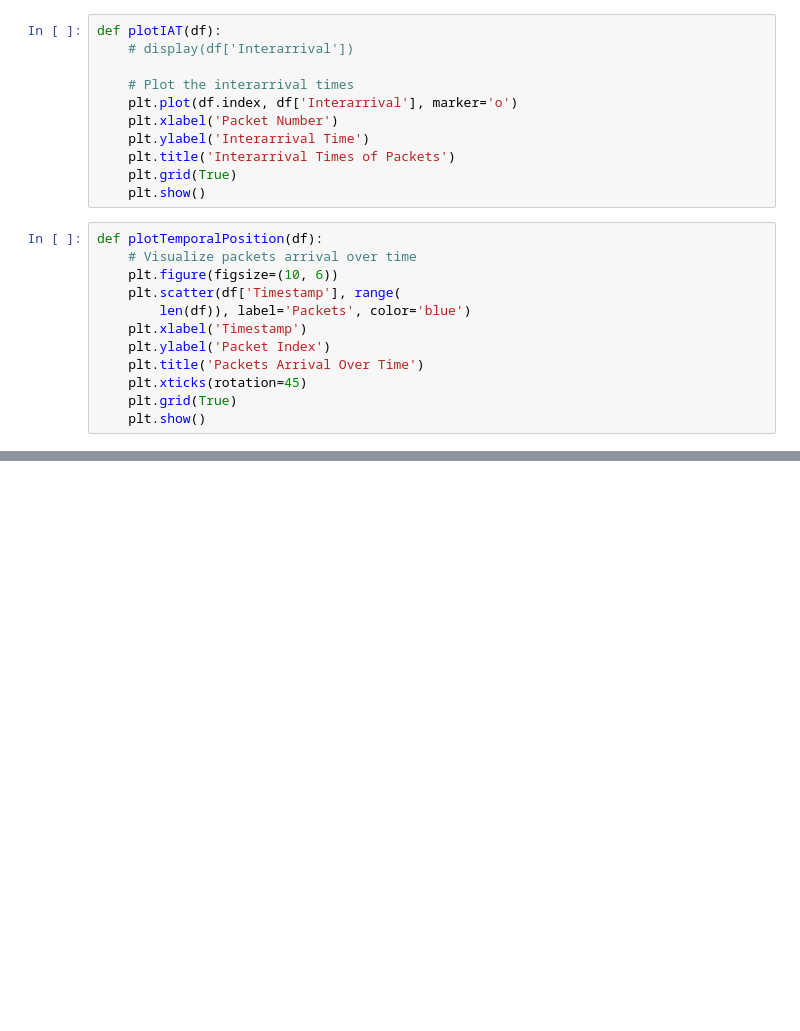
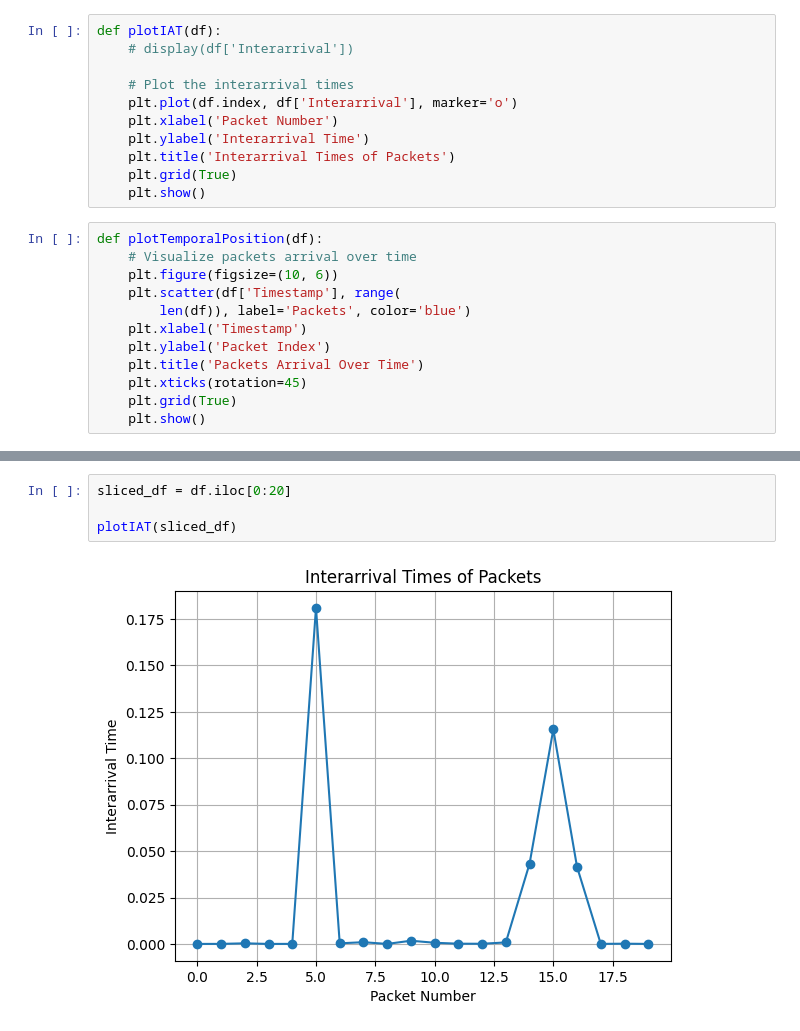
Before and after one commit to yaoyanglee/network-prediction, a Jupyter notebook: rdp-vis.ipynb, the cells around one changed output, grey strips where cells are left out. Saved outputs shown, nothing was run; the diff lists cells and outputs as text; blank space fills up the shorter version.

```diff
--- a/rdp-vis.ipynb
+++ b/rdp-vis.ipynb
@@ -104,0 +162,6 @@ plotTemporalPosition(df)
+# %%
+sliced_df = df.iloc[0:20]
+
+plotIAT(sliced_df)
+# %% [output]
+[figure, added]
```
Also changed, not shown: parts of 10 cells of this notebook.
